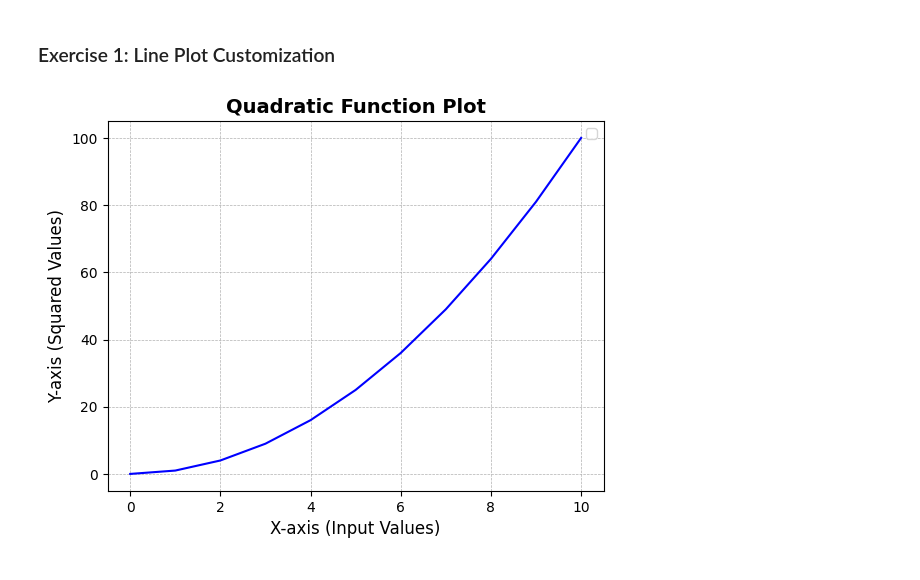
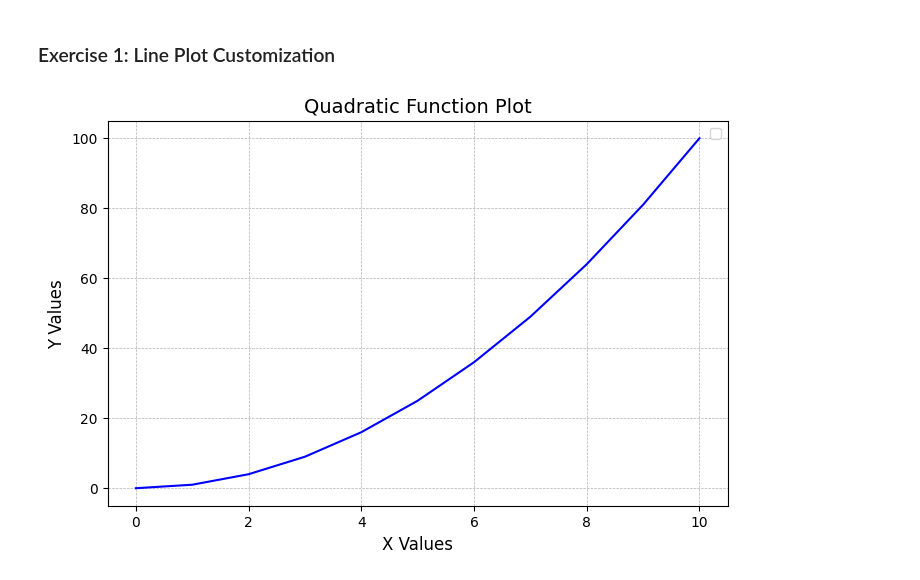
Before and after one commit to HarshithaJGitHub/python-jupyter-template, a Jupyter notebook: src/1-line-plot.ipynb, the cells around one changed output. Drawn from its saved outputs; the diff is of its cells as text; code cells hidden in the pictures.

Commit message:
line done

```diff
--- a/src/1-line-plot.ipynb
+++ b/src/1-line-plot.ipynb
@@ -3,24 +3,40 @@
 # %%
 # TASK: Create a line plot with x values ranging from 0 to 10 and y values as the square of x.
 # Customize the plot by adding a title, labels for both axes, and a grid.
 
 import matplotlib.pyplot as plt
 
 # Data
-x = [0, 1, 2, 3, 4, 5, 6, 7, 8, 9, 10]
-y = [0, 1, 4, 9, 16, 25, 36, 49, 64, 81, 100]
+import matplotlib.pyplot as plt
 
-# Create a line plot
-plt.plot(x, y, linestyle='-', color='b')
+def plot_graph(x, y):
+    try:
+        if not isinstance(x, list) or not isinstance(y, list):
+            raise TypeError("Both x and y should be lists.")
+        if len(x) != len(y):
+            raise ValueError("x and y must have the same length.")
 
-# Customizing the plot
-plt.xlabel('X-axis (Input Values)', fontsize=12)
-plt.ylabel('Y-axis (Squared Values)', fontsize=12)
-plt.title('Quadratic Function Plot', fontsize=14, fontweight='bold')
-plt.grid(True, linestyle='--', linewidth=0.5)
-plt.legend()
+        # Create a line plot
+        plt.figure(figsize=(8, 5))
+        plt.plot(x, y, linestyle='-', color='b')
 
-# Show the plot
-plt.show()
+        # Customizing the plot
+        plt.xlabel('X Values', fontsize=12)
+        plt.ylabel('Y Values', fontsize=12)
+        plt.title('Quadratic Function Plot', fontsize=14)
+        plt.grid(True, linestyle='--', linewidth=0.5)
+        plt.legend()
+
+        # Show the plot
+        plt.show()
+    except Exception as e:
+        print(f"An error occurred: {e}")
+
+# Data
+x_values = list(range(11))
+y_values = [i**2 for i in x_values]
+
+# Call function to plot graph
+plot_graph(x_values, y_values)
 # %% [output]
-[figure, old version]
+[figure, new version]
```
